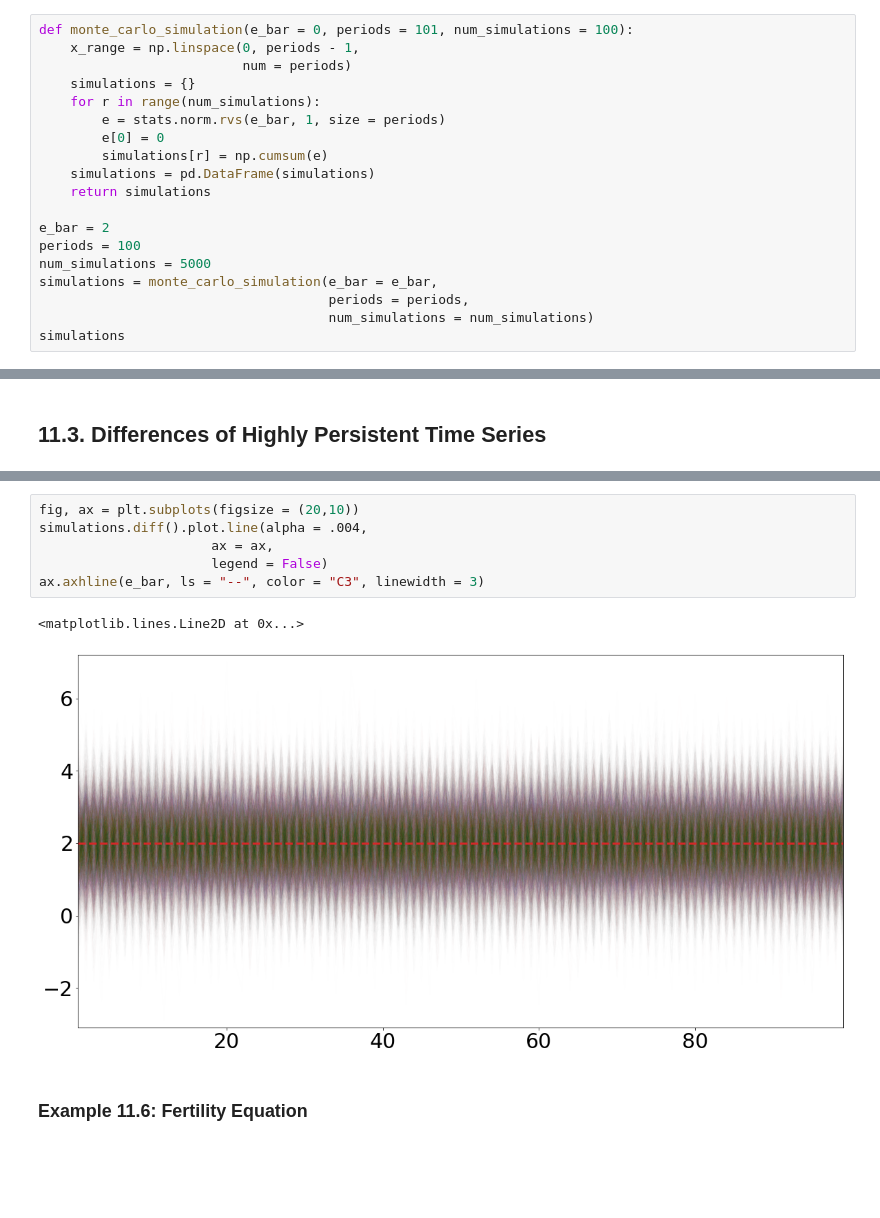
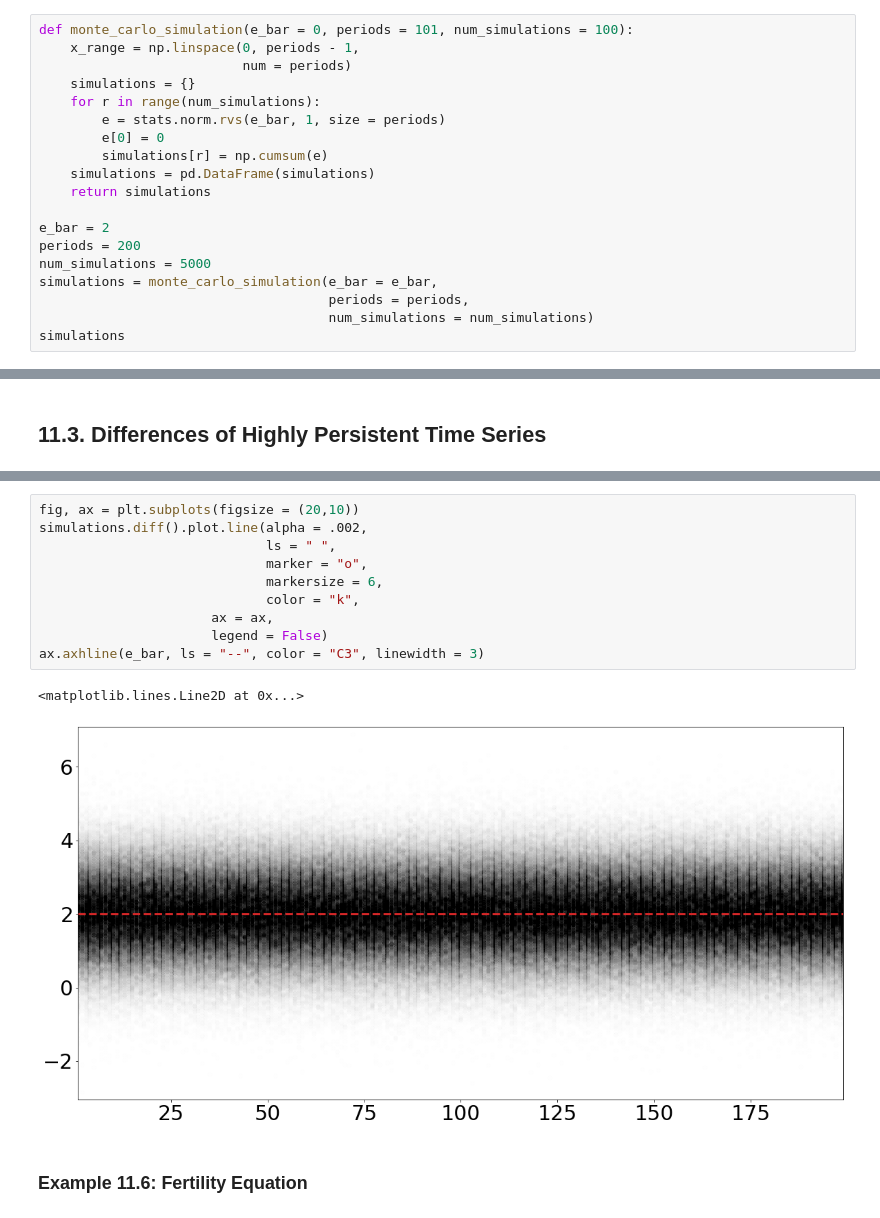
Before and after one commit to jlcatonjr/Learn-Python-for-Stats-and-Econ, a Jupyter notebook: Wooldridge -- Heiss and Brunner/11. Further Issues in Using OLS with Time Series Data.ipynb, the cells around one changed output, grey strips where cells are left out. Drawn from its saved outputs; the diff is of its cells as text; blank space fills up the shorter version.

```diff
--- a/Wooldridge -- Heiss and Brunner/11. Further Issues in Using OLS with Time Series Data.ipynb
+++ b/Wooldridge -- Heiss and Brunner/11. Further Issues in Using OLS with Time Series Data.ipynb
@@ -172,7 +172,7 @@ def monte_carlo_simulation(e_bar = 0, periods = 101, num_simulations = 100):
     return simulations
 
 e_bar = 2
-periods = 100
+periods = 200
 num_simulations = 5000
 simulations = monte_carlo_simulation(e_bar = e_bar,
                                      periods = periods,
@@ -223,12 +223,16 @@ simulations.diff()
 # %%
 fig, ax = plt.subplots(figsize = (20,10))
-simulations.diff().plot.line(alpha = .004,
+simulations.diff().plot.line(alpha = .002,
+                             ls = " ",
+                             marker = "o",
+                             markersize = 6,
+                             color = "k",
                       ax = ax,
                       legend = False)
 ax.axhline(e_bar, ls = "--", color = "C3", linewidth = 3)
 # %% [output]
 <matplotlib.lines.Line2D at 0x...>
-[figure, old version]
+[figure, new version]
 # %% [markdown]
 ### Example 11.6: Fertility Equation
 # %%
```
Also changed, not shown: parts of 7 cells of this notebook, 14 other files.
